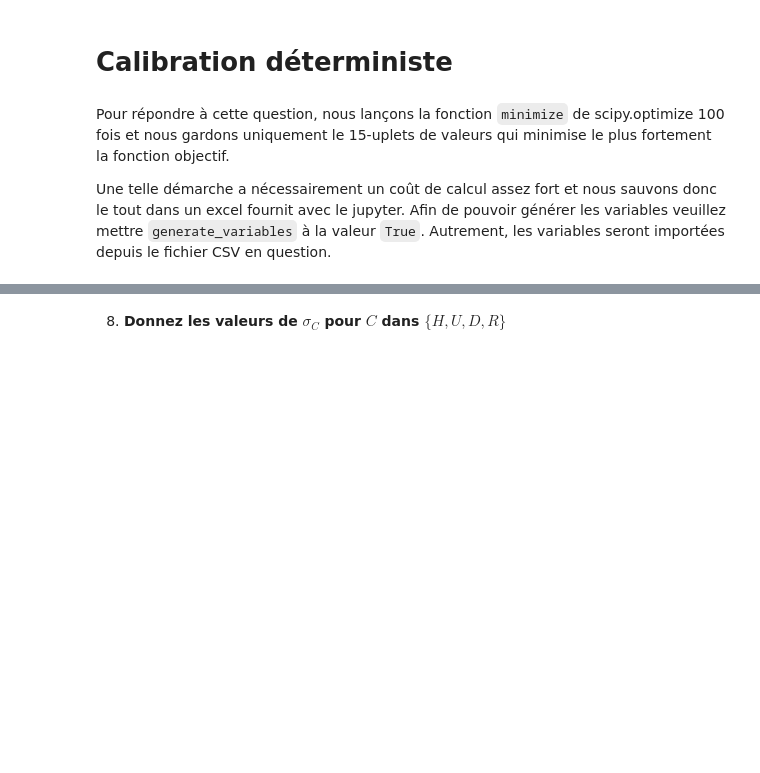
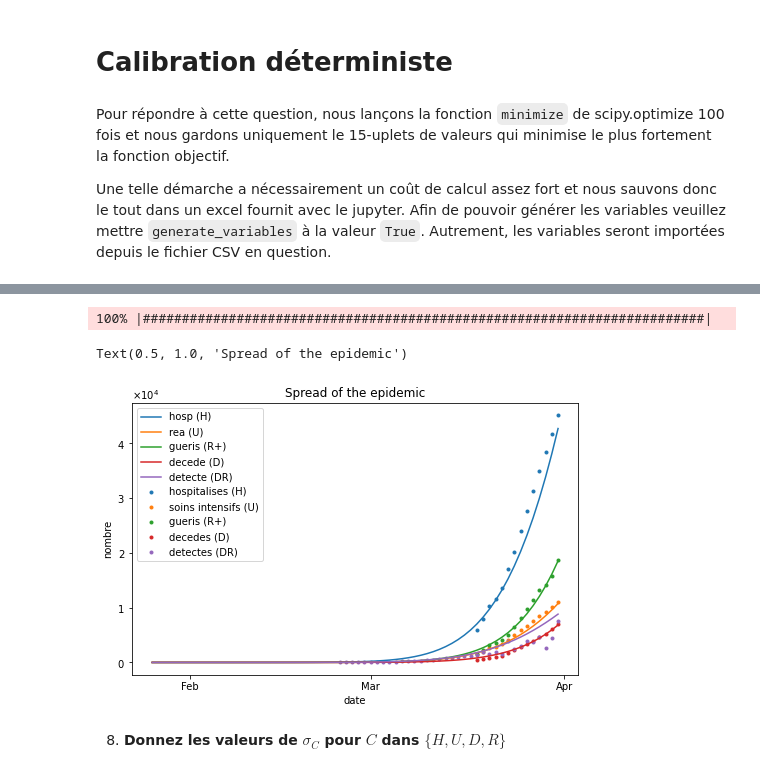
Before and after one commit to SwannChelly/MAP568, a Jupyter notebook: src/Project.ipynb, the cells around one changed output, grey strips where cells are left out. Cells and saved outputs as stored; diff of their text form; code cells hidden in the pictures; blank space fills up the shorter version.

```diff
--- a/src/Project.ipynb
+++ b/src/Project.ipynb
@@ -723,8 +719,8 @@ def Epsilon(variables,constants,contamination = contamination,big_table=big_tabl
     """
 
     syst_CI=array([global_constants['S_0'],variables[-1],0,0,0,0,0,0,0,0])
-    #simulation=odeint(equa_diff,syst_CI,constants[-2],args = (variables,constants))[::int(1/global_constants['deltaT'])]
-    simulation = np.transpose(resolution_systeme(global_constants['deltaT'],constants, variables, set_size = global_constants['set_size']))[::int(1/global_constants['deltaT'])]
+    simulation=odeint(equa_diff,syst_CI,constants[-2],args = (variables,constants))
+    #simulation = np.transpose(resolution_systeme(global_constants['deltaT'],constants, variables, set_size = global_constants['set_size']))[::int(1/global_constants['deltaT'])]
 
 
     DR = ((simulation[n_DR:,-1]-contamination['detecte'].to_numpy())/np.sqrt(simulation[n_DR:,-1])/sigmas[0])**2
@@ -761,31 +757,32 @@ if generate_variables :
         all_variables.append(optimal_variables)
 
     best_variables = all_variables[np.argmin(all_results)]
-    with open('best_variables_q7.csv', 'w') as f:
+    with open('best_variables_q7_odeint.csv', 'w') as f:
         f.write("%s,%s\n"%('variables','values'))
         for key in best_variables.keys():
             f.write("%s,%s\n"%(key,best_variables[key]))
 
 
 else :
-    best_variables = pd.read_csv('best_variables_q7.csv', ',')
+    best_variables = pd.read_csv('best_variables_q7_odeint.csv', ',')
     best_variables = best_variables['values'].to_numpy()
     best_variables = dict(zip(variables_keys,best_variables))
+# %% [output]
+100% |########################################################################|
 # %%
 
 constants  = compute_constants(best_variables)
 syst_CI    = array([global_constants['S_0'],best_variables['I_moins_0'],0,0,0,0,0,0,0,0])
-#simulation = odeint(equa_diff,syst_CI,constants['t'], args = (best_variables,constants))[::10]
-simulation = np.transpose(resolution_systeme(global_constants['deltaT'],constants, variables, set_size = global_constants['set_size']))[::10]
+simulation = odeint(equa_diff,syst_CI,constants['t'], args = (best_variables,constants))[::int(1/global_constants['deltaT'])]
+#simulation = np.transpose(resolution_systeme(global_constants['deltaT'],constants, variables, set_size = global_constants['set_size']))[::int(1/global_constants['deltaT'])]
 # %%
 fig, axs = plt.subplots(figsize = (8,5), nrows = 1, ncols = 1)
 columns  = [5,6,7,8,9]
 titles   = {'5':'hosp (H)','6': 'rea (U)','8':'decede (D)', '9':'detecte (DR)','7': 'gueris (R+)'}
 time     = pd.date_range(start =  '2020-01-26', end = '2020-03-31', freq = 'D')
 
-print(len(simulation))
 for i,col in enumerate(columns) :
-    axs.scatter(time,simulation[:66,col],marker = '.', label = titles[f"{col}"])
+    axs.plot(time,simulation[:66,col], label = titles[f"{col}"])
 axs.legend()
 locator = mdates.MonthLocator()
 fmt = mdates.DateFormatter('%b')
@@ -801,34 +798,36 @@ axs.yaxis.set_major_formatter(formatter)
 axs.set_ylabel('nombre')
 axs.set_xlabel('date')
 axs.format_xdata = mdates.DateFormatter('%Y-%m-%d')
 axs.set_title('Spread of the epidemic')
 
 
 
 columns = ['hosp','rea','rad','dc']
 titles  = {'hosp': 'hospitalises (H)', 'rea': 'soins intensifs (U)', 'dc' : 'decedes (D)', 'detecte' : 'detectes (DR)', 'rad' : 'gueris (R+)'}
 
-fig, axs = plt.subplots(figsize = (8,5), nrows = 1, ncols = 1)
 for i,col in enumerate(columns) :
     axs.scatter(big_table[jour],big_table[col],marker = '.', label = titles[col])
 axs.scatter(contamination[jour],contamination['detecte'], marker = '.', label = titles['detecte'])
 axs.legend()
 locator = mdates.MonthLocator()
 fmt = mdates.DateFormatter('%b')
 X = plt.gca().xaxis
 X.set_major_locator(locator)
 # Specify formatter
 X.set_major_formatter(fmt)
 
 
 formatter = ticker.ScalarFormatter(useMathText=True)
 formatter.set_scientific(True)
 formatter.set_powerlimits((-1,1))
 axs.yaxis.set_major_formatter(formatter)
 axs.set_ylabel('nombre')
 axs.set_xlabel('date')
 axs.format_xdata = mdates.DateFormatter('%Y-%m-%d')
 axs.set_title('Spread of the epidemic')
+# %% [output]
+Text(0.5, 1.0, 'Spread of the epidemic')
+[figure, added]
 # %% [markdown]
 8) **Donnez les valeurs de $\sigma_C$ pour $C$ dans $\{H,U,D,R\}$**
 # %% [markdown]
```
Also changed, not shown: parts of 13 cells of this notebook, 4 other files.
